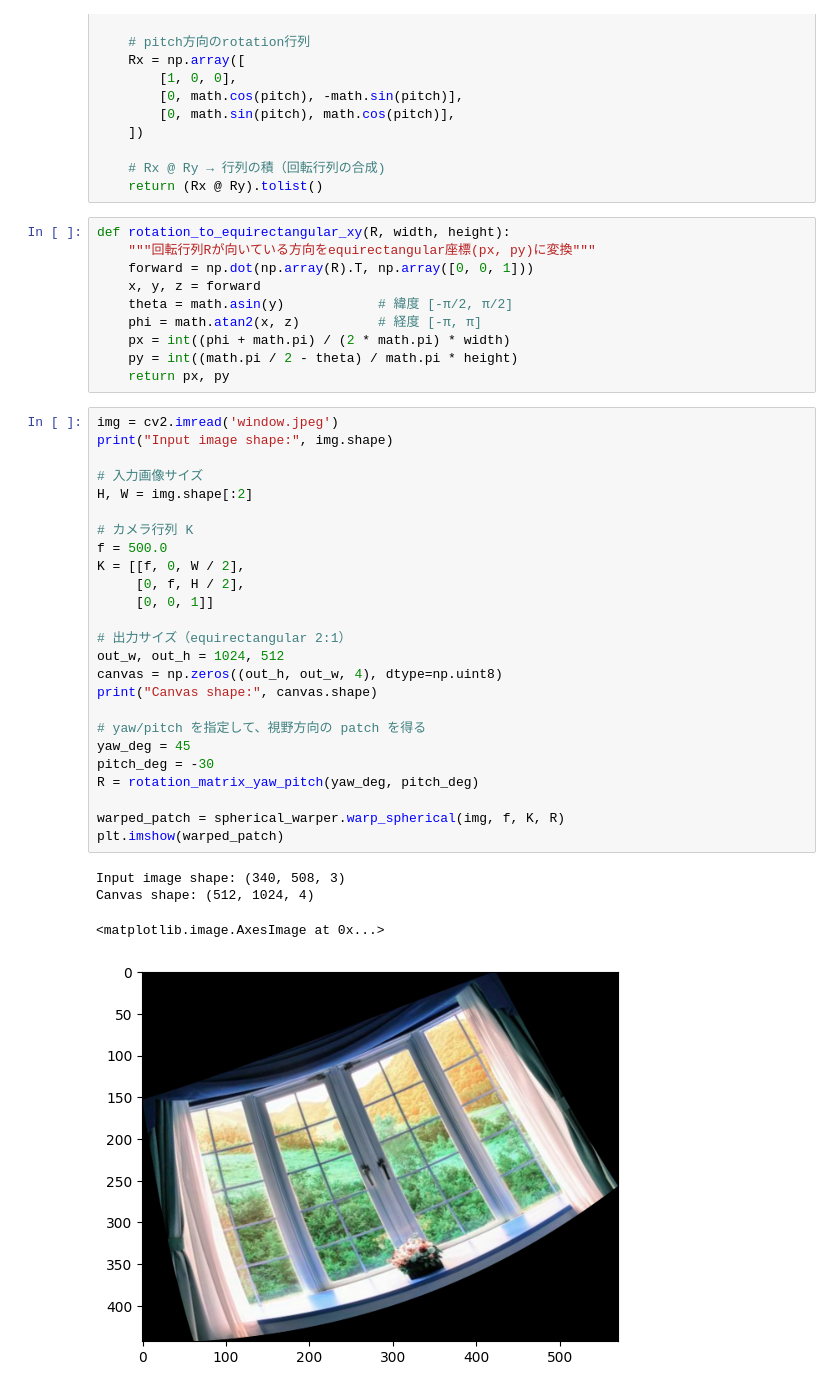
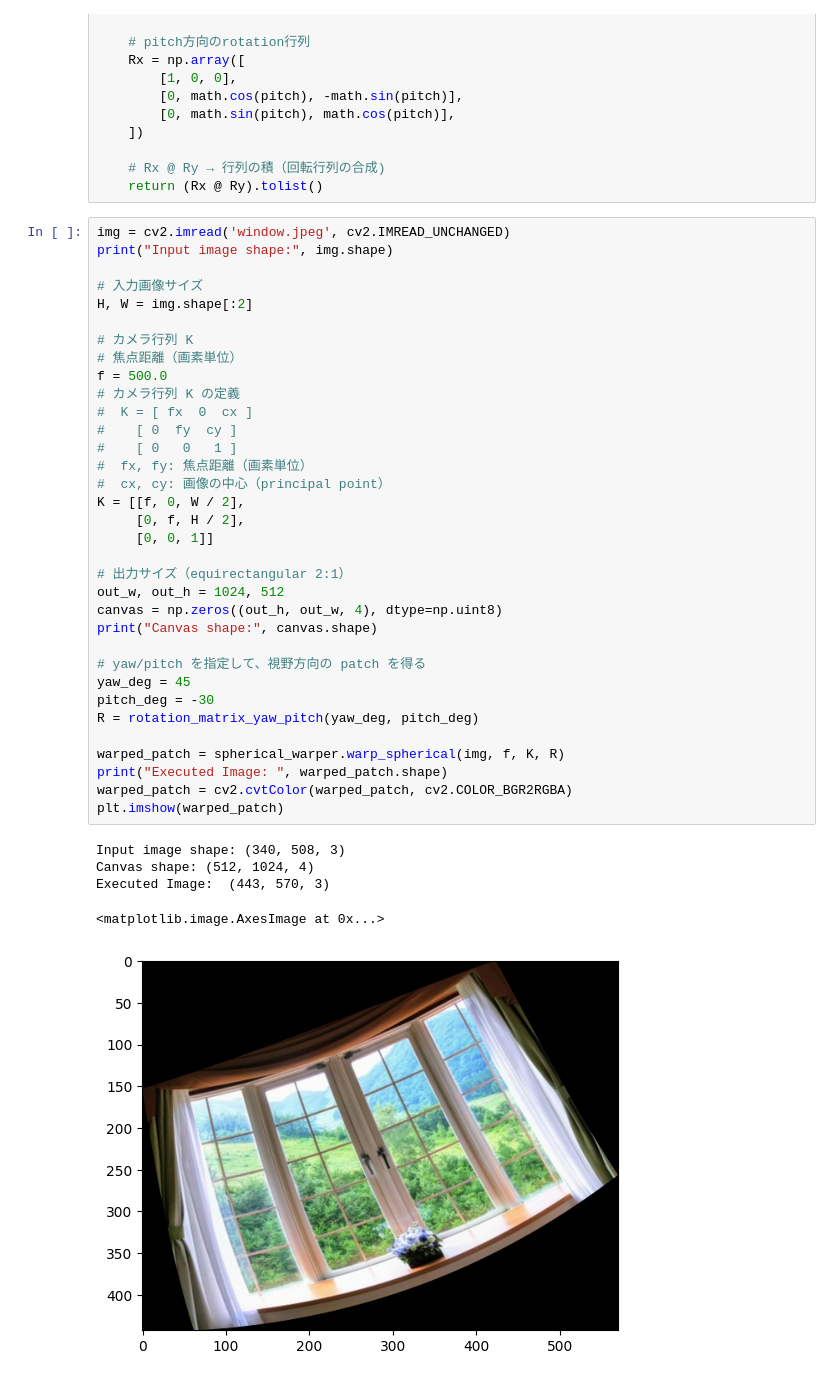
Before and after one commit to MariMurotani/spherical_warper_pybind, a Jupyter notebook: main.ipynb, the cells around one changed output. Cells and saved outputs as stored; diff of their text form.

```diff
--- a/main.ipynb
+++ b/main.ipynb
@@ -41,43 +36,43 @@ def rotation_matrix_yaw_pitch(yaw_deg, pitch_deg):
 
     # Rx @ Ry → 行列の積（回転行列の合成)
     return (Rx @ Ry).tolist()
-# %%
-def rotation_to_equirectangular_xy(R, width, height):
-    """回転行列Rが向いている方向をequirectangular座標(px, py)に変換"""
-    forward = np.dot(np.array(R).T, np.array([0, 0, 1]))
-    x, y, z = forward
-    theta = math.asin(y)            # 緯度 [-π/2, π/2]
-    phi = math.atan2(x, z)          # 経度 [-π, π]
-    px = int((phi + math.pi) / (2 * math.pi) * width)
-    py = int((math.pi / 2 - theta) / math.pi * height)
-    return px, py
 # %%
-img = cv2.imread('window.jpeg')
+img = cv2.imread('window.jpeg', cv2.IMREAD_UNCHANGED)
 print("Input image shape:", img.shape)
 
 # 入力画像サイズ
 H, W = img.shape[:2]
 
 # カメラ行列 K
+# 焦点距離（画素単位）
 f = 500.0
+# カメラ行列 K の定義
+#  K = [ fx  0  cx ]
+#    [ 0  fy  cy ]
+#    [ 0   0   1 ]
+#  fx, fy: 焦点距離（画素単位）
+#  cx, cy: 画像の中心（principal point）
 K = [[f, 0, W / 2],
      [0, f, H / 2],
      [0, 0, 1]]
 
 # 出力サイズ（equirectangular 2:1）
 out_w, out_h = 1024, 512
 canvas = np.zeros((out_h, out_w, 4), dtype=np.uint8)
 print("Canvas shape:", canvas.shape)
 
 # yaw/pitch を指定して、視野方向の patch を得る
 yaw_deg = 45
 pitch_deg = -30
 R = rotation_matrix_yaw_pitch(yaw_deg, pitch_deg)
 
 warped_patch = spherical_warper.warp_spherical(img, f, K, R)
+print("Executed Image: ", warped_patch.shape)
+warped_patch = cv2.cvtColor(warped_patch, cv2.COLOR_BGR2RGBA)
 plt.imshow(warped_patch)
 # %% [output]
 Input image shape: (340, 508, 3)
 Canvas shape: (512, 1024, 4)
+Executed Image:  (443, 570, 3)
 <matplotlib.image.AxesImage at 0x...>
-[figure, old version]
+[figure, new version]
```
Also changed, not shown: parts of 1 cell of this notebook, 31 other files.
